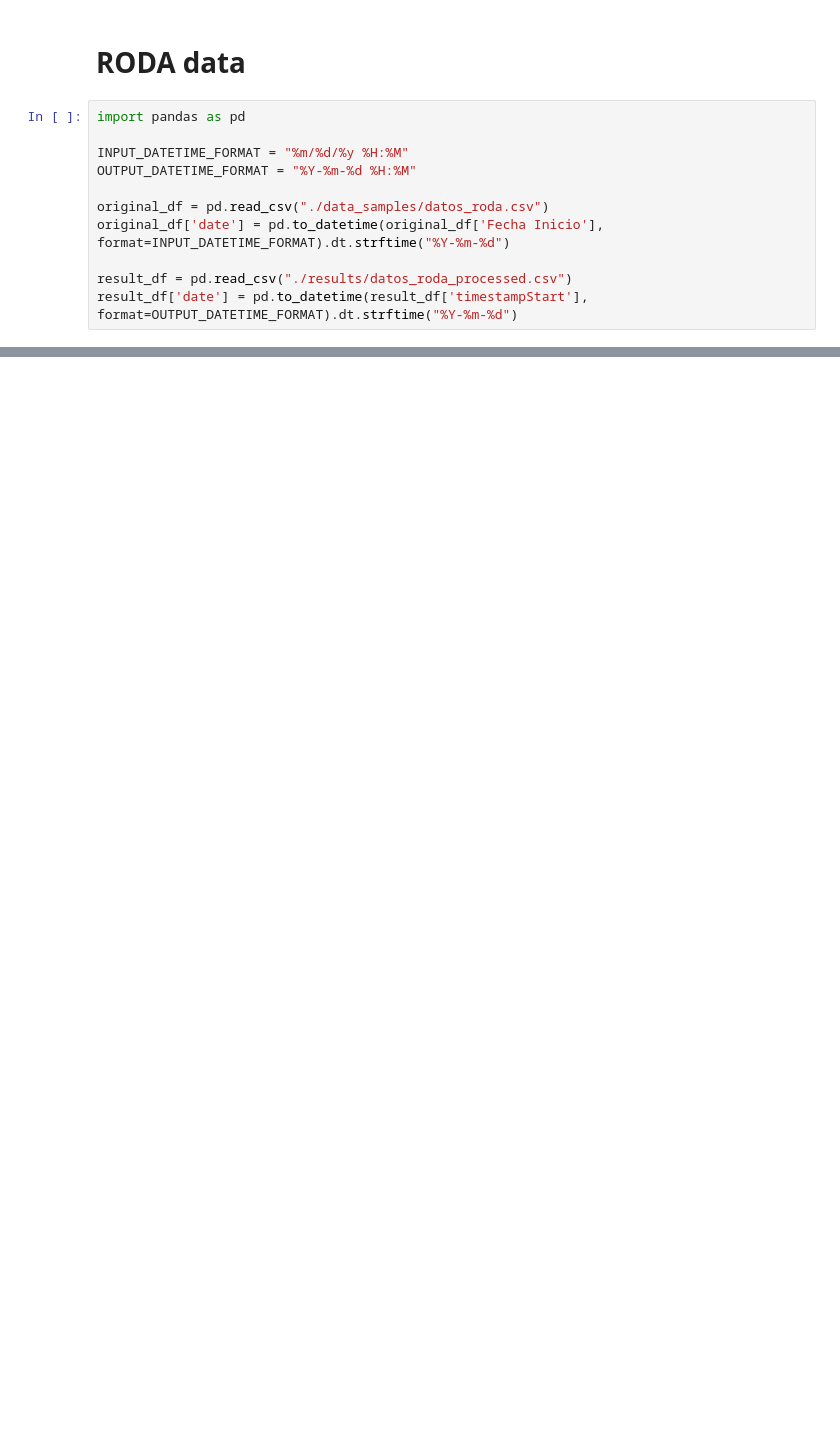
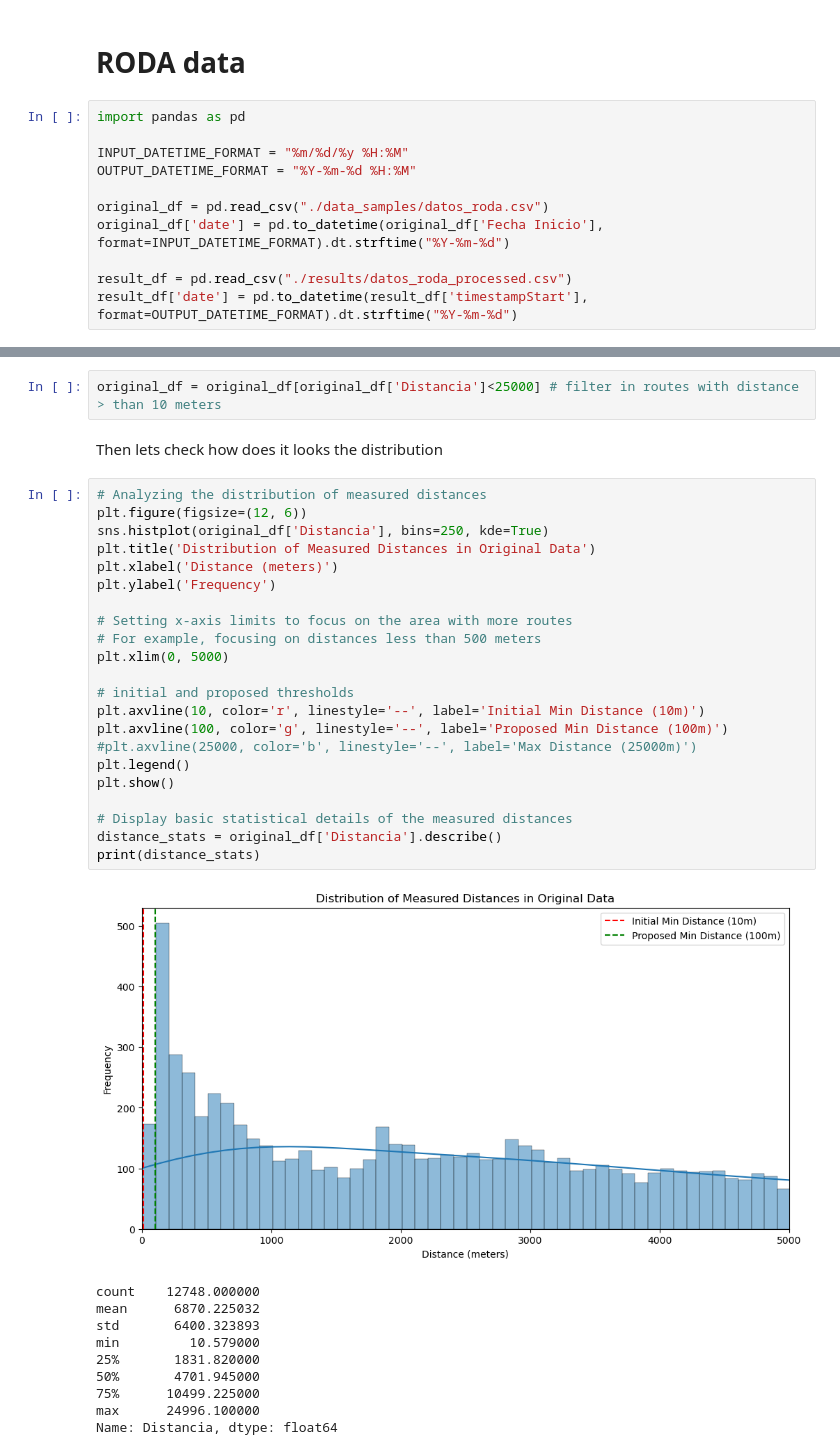
Before and after one commit to rodacreditos/celo_delivery_drivers_chain, a Jupyter notebook: integration_tests_tribu_data.ipynb, the cells around one changed output, grey strips where cells are left out. Saved outputs shown, nothing was run; the diff lists cells and outputs as text; blank space fills up the shorter version.

```diff
--- a/integration_tests_tribu_data.ipynb
+++ b/integration_tests_tribu_data.ipynb
@@ -47,0 +117,37 @@ Length: 1347, dtype: int64
+# %%
+original_df = original_df[original_df['Distancia']<25000] # filter in routes with distance > than 10 meters
+# %% [markdown]
+Then lets check how does it looks the distribution
+# %%
+# Analyzing the distribution of measured distances
+plt.figure(figsize=(12, 6))
+sns.histplot(original_df['Distancia'], bins=250, kde=True)
+plt.title('Distribution of Measured Distances in Original Data')
+plt.xlabel('Distance (meters)')
+plt.ylabel('Frequency')
+
+# Setting x-axis limits to focus on the area with more routes
+# For example, focusing on distances less than 500 meters
+plt.xlim(0, 5000)
+
+# initial and proposed thresholds
+plt.axvline(10, color='r', linestyle='--', label='Initial Min Distance (10m)')
+plt.axvline(100, color='g', linestyle='--', label='Proposed Min Distance (100m)')
+#plt.axvline(25000, color='b', linestyle='--', label='Max Distance (25000m)')
+plt.legend()
+plt.show()
+
+# Display basic statistical details of the measured distances
+distance_stats = original_df['Distancia'].describe()
+print(distance_stats)
+# %% [output]
+[figure, added]
+count    12748.000000
+mean      6870.225032
+std       6400.323893
+min         10.579000
+25%       1831.820000
+50%       4701.945000
+75%      10499.225000
+max      24996.100000
+Name: Distancia, dtype: float64
```
Also changed, not shown: parts of 14 cells of this notebook.
